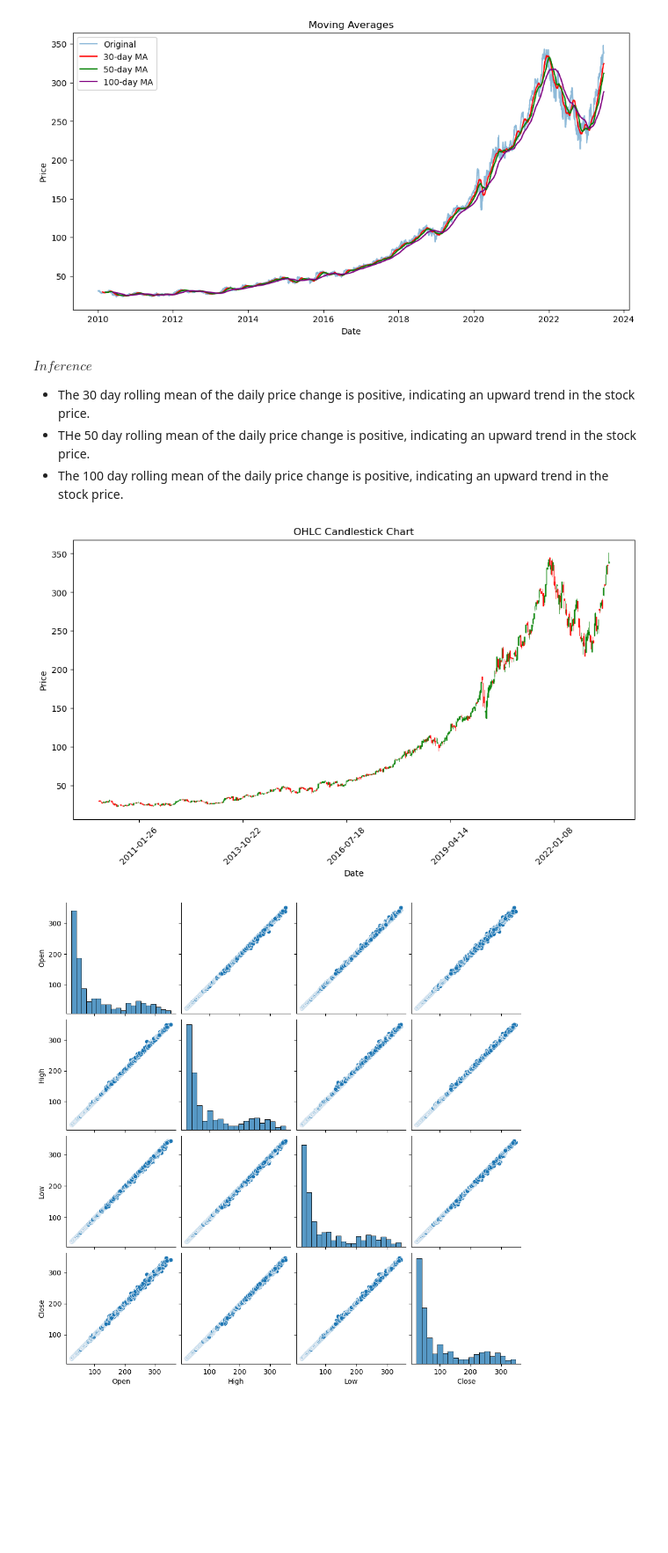
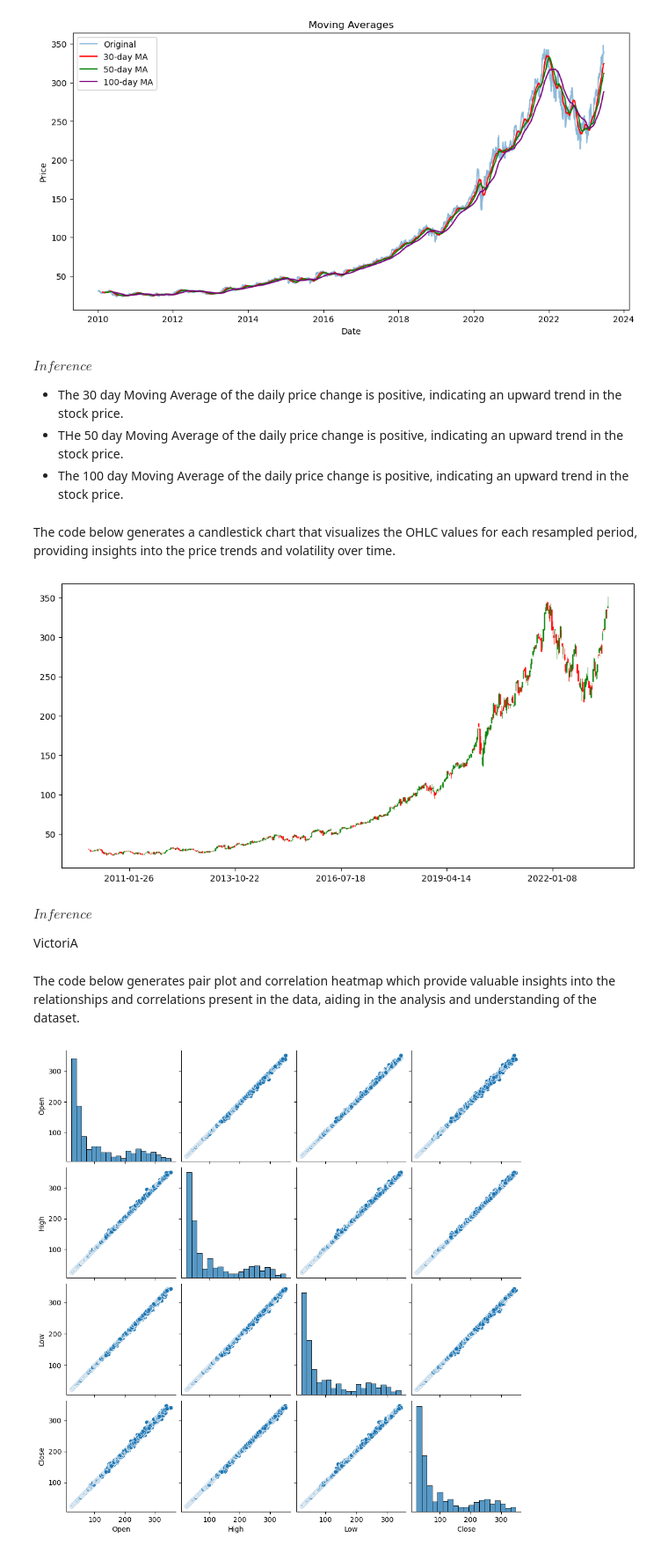
Before and after one commit to Stephie01/Time-Series-Analysis---Predicting-Microsoft-Stock-Prices-, a Jupyter notebook: project.ipynb, the cells around one changed output. Shown at 88% size. Saved outputs shown, nothing was run; the diff lists cells and outputs as text; code cells hidden in the pictures; blank space fills up the shorter version.

```diff
--- a/project.ipynb
+++ b/project.ipynb
@@ -344,11 +407,11 @@ plot_weekly_closing_price(weekly_analysis)
 # %%
-# Calculate Daily Returns
-
+# Calculate the price change (difference between close and open prices) for each day
 df['Price_change'] = df['Close'] - df['Open']
 
-# 1 Day Percent Change
-df['Percent_return'] = ((df['Price_change']) / df['Close']) * 100
+# Calculate the percentage return for each day
+df['Percent_return'] = (df['Price_change'] / df['Close']) * 100
 
+# Display the updated DataFrame with the new columns
 df.head()
 # %% [output]
 |  | Open | High | Low | Close | Adj Close | Volume | Price_change | Percent_return |
@@ -390,24 +468,34 @@ plt.show()
 # %% [markdown]
 $Inference$
 
-* The 30 day rolling mean of the daily price change is positive, indicating an upward trend in the stock price.
-* THe 50 day rolling mean of the daily price change is positive, indicating an upward trend in the stock price.
-* The 100 day rolling mean of the daily price change is positive, indicating an upward trend in the stock price.
+* The 30 day Moving Average of the daily price change is positive, indicating an upward trend in the stock price.
+* THe 50 day Moving Average of the daily price change is positive, indicating an upward trend in the stock price.
+* The 100 day Moving Average of the daily price change is positive, indicating an upward trend in the stock price.
+# %% [markdown]
+The code below generates a candlestick chart that visualizes the OHLC values for each resampled period, providing insights into the price trends and volatility over time.
 # %%
+# Resample data and compute OHLC values
 ohlc_data = df[['Open', 'High', 'Low', 'Close']].resample('10D').ohlc().reset_index()
+
+# Convert dates to matplotlib format
 ohlc_data['Date'] = ohlc_data['Date'].map(mdates.date2num)
 
+# Create the candlestick chart
 fig, ax = plt.subplots(figsize=(12, 6))
 candlestick_ohlc(ax, ohlc_data.values, width=5, colorup='g', colordown='r', alpha=0.8)
+
+# Format x-axis labels
 ax.xaxis.set_major_formatter(mdates.DateFormatter('%Y-%m-%d'))
 
-figsize=(15, 6)
-plt.xticks(rotation=45)
-plt.title('OHLC Candlestick Chart')
-plt.xlabel('Date')
-plt.ylabel('Price')
-plt.show()
+# Format x-axis labels
+ax.xaxis.set_major_formatter(mdates.DateFormatter('%Y-%m-%d'))
 # %% [output]
-[figure, old version]
+[figure, new version]
+# %% [markdown]
+$Inference$
+
+VictoriA
+# %% [markdown]
+The code below generates pair plot and correlation heatmap which provide valuable insights into the relationships and correlations present in the data, aiding in the analysis and understanding of the dataset.
 # %%
 def plot_pairplot(df, columns):
```
Also changed, not shown: parts of 126 cells of this notebook.
